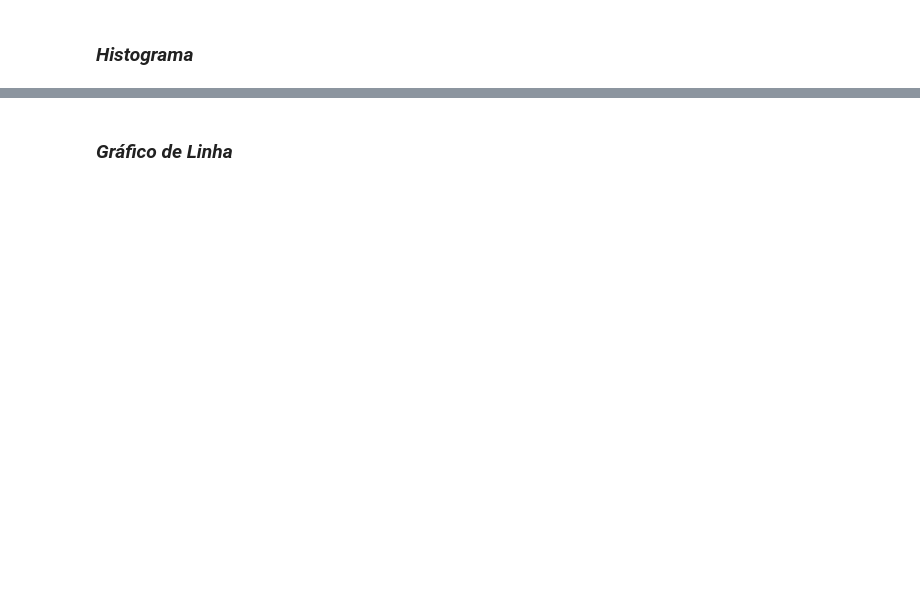
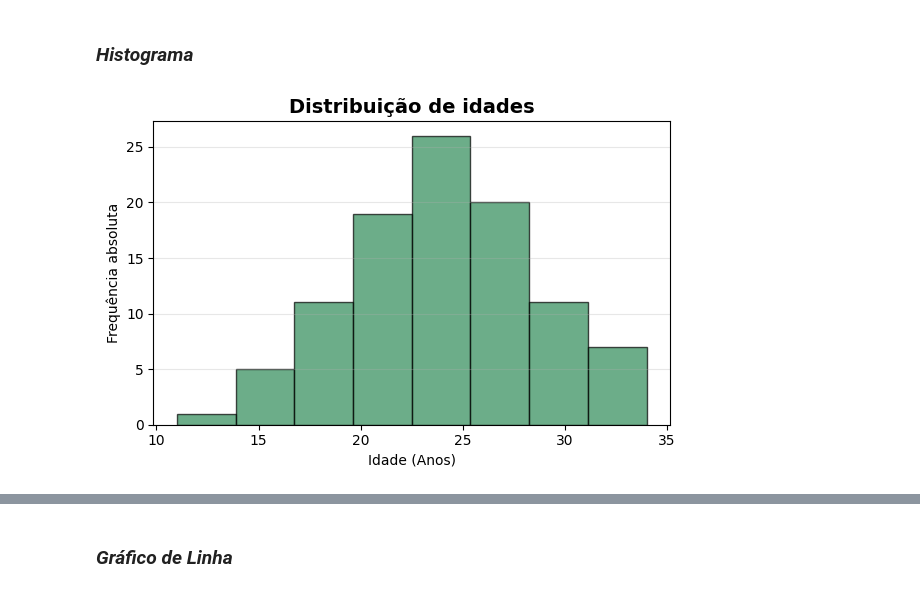
Before and after one commit to Jonathan-Gil-Muller/Analise-Exploratoria-Dados_-BCD-, a Jupyter notebook: [Estatistica]_BCD_2026_2.ipynb, the cells around one changed output, grey strips where cells are left out. Cells and saved outputs as stored; diff of their text form; code cells hidden in the pictures; blank space fills up the shorter version.

```diff
--- a/[Estatistica]_BCD_2026_2.ipynb
+++ b/[Estatistica]_BCD_2026_2.ipynb
@@ -739,21 +819,23 @@ plt.show()
 # %%
 # 1. Gerando dados fictícios/aleatórios
 np.random.seed(42) # Garante que irá gerar sempre a mesma sequência de dados
 idades = np.random.normal(25, 5, 100).astype(int) # Média 25, Desvio 5
 
 # 2. Criando o Histograma
 """ bin = 1 + 3,3*log(N) """
-plt.figure(figsize=(5, 5))
+plt.figure(figsize=(6, 4))
 plt.hist(idades, bins=8, color='seagreen', edgecolor='black', alpha=0.7)
 
 # 3. Elementos do gráfico
 plt.title('Distribuição de idades', fontsize=14, fontweight='bold')
-plt.xlabel('Idade (Anos)', fontsize=12)
-plt.ylabel('Frequência absoluta', fontsize=12)
+plt.xlabel('Idade (Anos)', fontsize=10)
+plt.ylabel('Frequência absoluta', fontsize=10)
 
 # 4. Ajustes
 plt.grid(axis='y', alpha=0.3)
 plt.tight_layout()
 plt.show()
+# %% [output]
+[figure, added]
 # %%
 # 1. Dados do questionário
```
Also changed, not shown: parts of 30 cells of this notebook.
